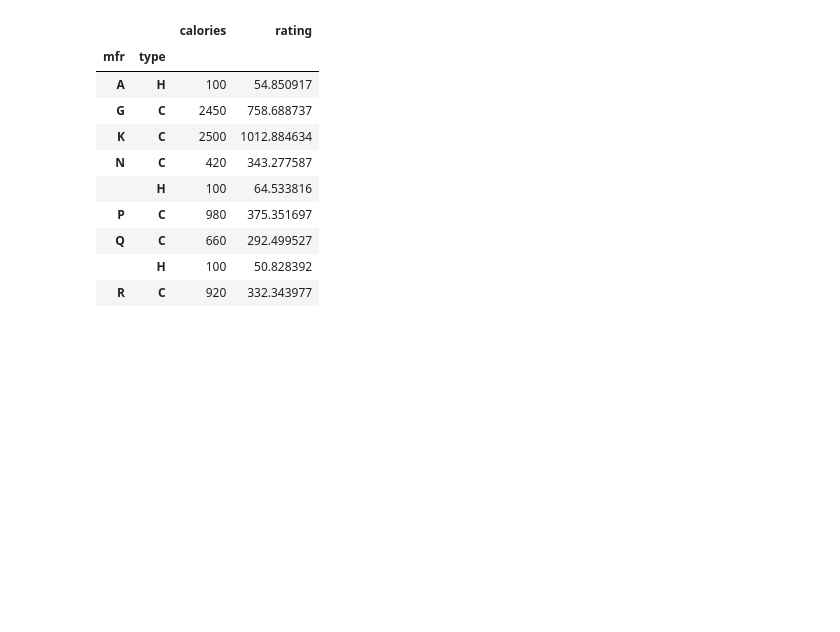
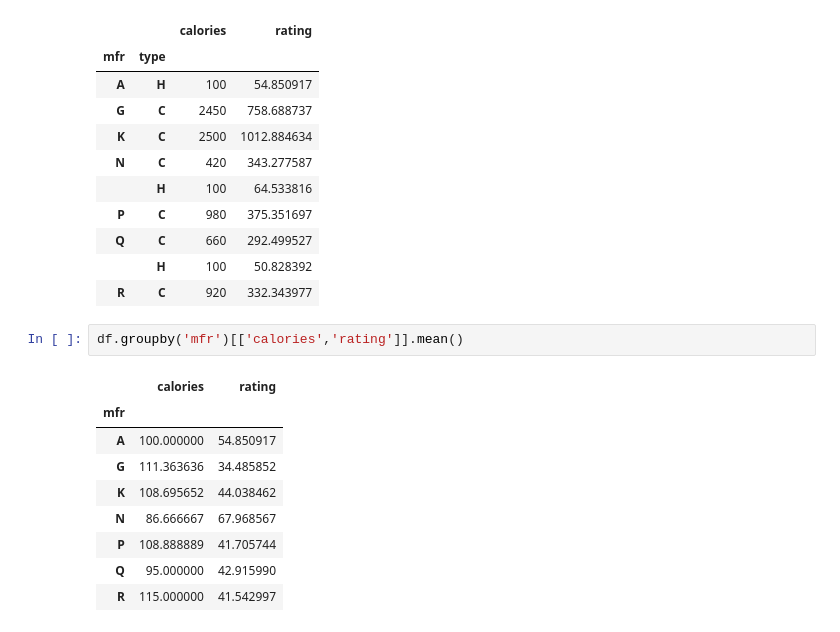
Before and after one commit to ErickVisone/DataScience, a Jupyter notebook: datascience/PandasBasics.ipynb, the cells around one changed output. Drawn from its saved outputs; the diff is of its cells as text; blank space fills up the shorter version.

```diff
--- a/datascience/PandasBasics.ipynb
+++ b/datascience/PandasBasics.ipynb
@@ -320,3 +320,15 @@ df.groupby(['mfr','type']).sum('calories')[['calories','rating']]
 | Q | C | 660 | 292.499527 |
 |  | H | 100 | 50.828392 |
 | R | C | 920 | 332.343977 |
+# %%
+df.groupby('mfr')[['calories','rating']].mean()
+# %% [output]
+|  | calories | rating |
+| mfr |  |  |
+| A | 100.000000 | 54.850917 |
+| G | 111.363636 | 34.485852 |
+| K | 108.695652 | 44.038462 |
+| N | 86.666667 | 67.968567 |
+| P | 108.888889 | 41.705744 |
+| Q | 95.000000 | 42.915990 |
+| R | 115.000000 | 41.542997 |
```
Also changed, not shown: parts of 3 cells of this notebook.
